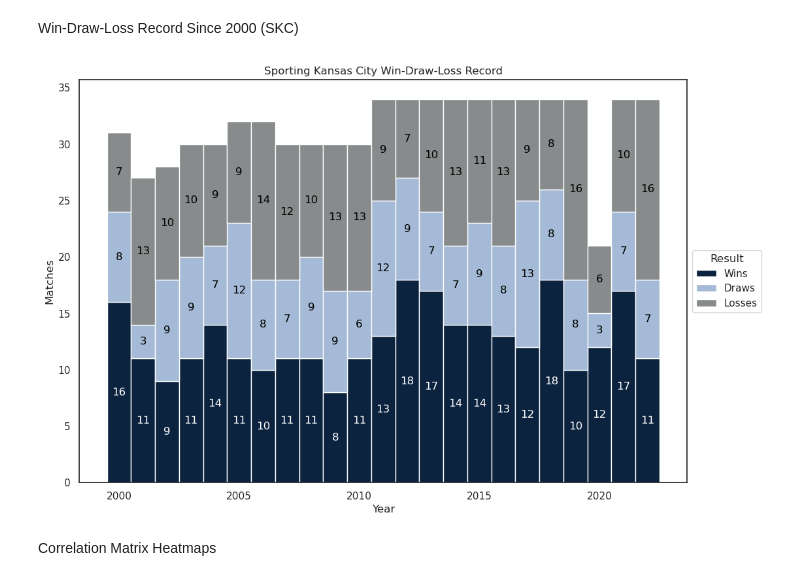
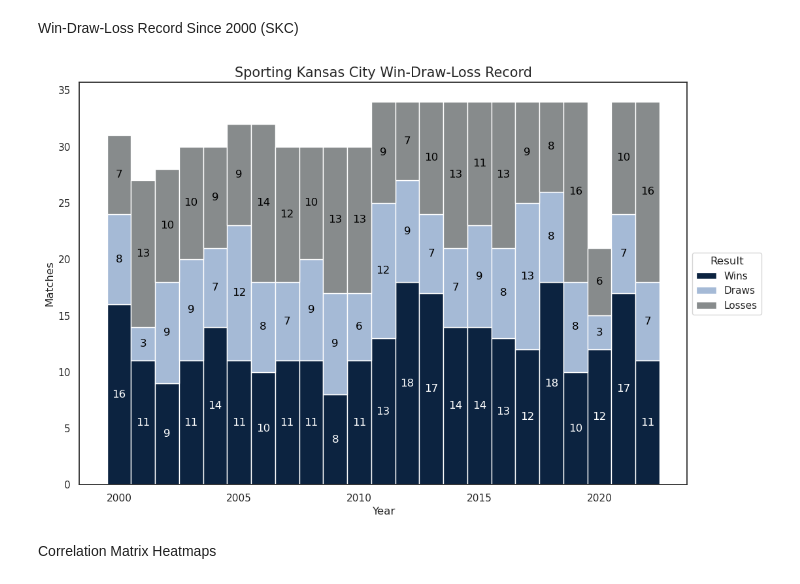
Before and after one commit to gtorrini/portfolio, a Jupyter notebook: data/mls_demo.ipynb, the cells around one changed output. Drawn from its saved outputs; the diff is of its cells as text; code cells hidden in the pictures.

```diff
--- a/data/mls_demo.ipynb
+++ b/data/mls_demo.ipynb
@@ -67,4 +68,5 @@ ax.yaxis.set_major_locator(MultipleLocator(2))
 ax.yaxis.set_minor_locator(AutoMinorLocator(2))
 ax.grid(which='major', color='grey', linestyle=':', alpha=0.8)
 ax.grid(which='minor', color='grey', linestyle=':', alpha=0.8)
+ax.set_title('Player Misconduct', size=15);
 # %% [output]
@@ -125,20 +127,21 @@ wdl_stats = {
 # %%
 width = 1
 bottom = np.zeros(23)
 
 fig, ax = plt.subplots(figsize=(12, 8))
 label_cols = ['white', 'black', 'black']
 for i, (result, wdl_stat) in enumerate(wdl_stats.items()):
     col_var = f'''skc.color_{i+1}'''
     p = ax.bar(years, wdl_stat, width, label=result, bottom=bottom, color=eval(col_var))
     bottom += wdl_stat
 
     ax.bar_label(p, label_type='center', color=label_cols[i])
 
 ax.legend(title='Result', loc='center left', bbox_to_anchor=(1, 0.5))
-ax.set(title='Sporting Kansas City Win-Draw-Loss Record', xlabel='Year', ylabel='Matches');
+ax.set(xlabel='Year', ylabel='Matches')
+ax.set_title('Sporting Kansas City Win-Draw-Loss Record', size=15);
 # %% [output]
-[figure, old version]
+[figure, new version]
 # %% [markdown]
 Correlation Matrix Heatmaps
 # %%
```
Also changed, not shown: parts of 10 cells of this notebook.
